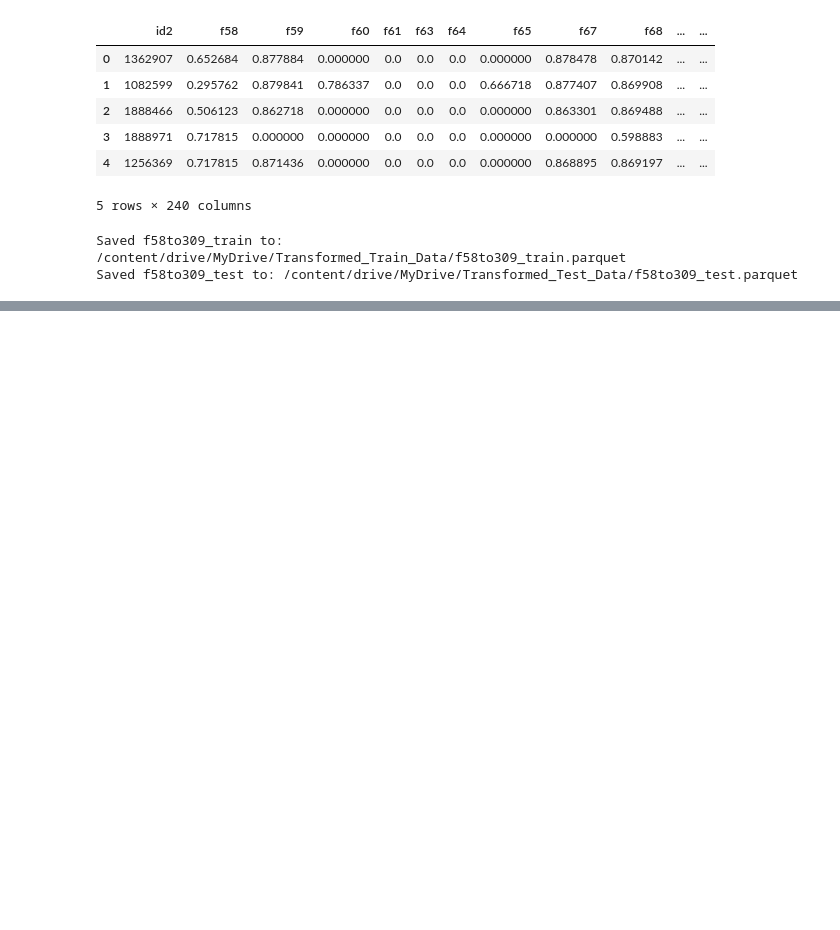
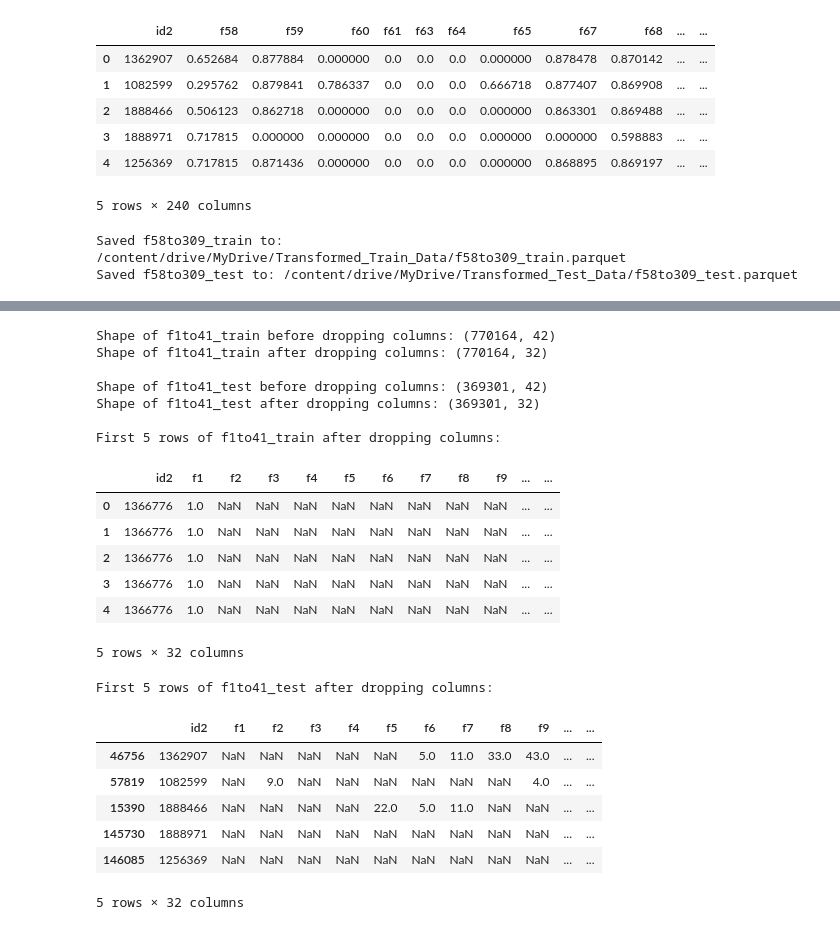
Before and after one commit to rishabh-0042/American_Express_Hackathon_25-2025, a Jupyter notebook: Feature_Engineering4.3.ipynb, the cells around one changed output, grey strips where cells are left out. Saved outputs shown, nothing was run; the diff lists cells and outputs as text; code cells hidden in the pictures; blank space fills up the shorter version.

```diff
--- a/Feature_Engineering4.3.ipynb
+++ b/Feature_Engineering4.3.ipynb
@@ -1068,0 +1100,24 @@ Saved f58to309_test to: /content/drive/MyDrive/Transformed_Test_Data/f58to309_te
+# %%
+# Convert columns to numeric, coercing errors
+for col in f1to41_train.columns:
+    f1to41_train[col] = pd.to_numeric(f1to41_train[col], errors='coerce')
+for col in f1to41_test.columns:
+    f1to41_test[col] = pd.to_numeric(f1to41_test[col], errors='coerce')
+
+print("Dataframes converted to numeric.")
+
+# Calculate and display null percentages
+print("\nPercentage of null values in f1to41_train:")
+display((f1to41_train.isnull().sum() / len(f1to41_train)) * 100)
+
+print("\nPercentage of null values in f1to41_test:")
+display((f1to41_test.isnull().sum() / len(f1to41_test)) * 100)
+
+# Display value range (Min and Max) in list format
+print("\nValue range (Min and Max) for f1to41_train:")
+for col in f1to41_train.columns:
+    print(f"{col}: Min = {f1to41_train[col].min()}, Max = {f1to41_train[col].max()}")
+
+print("\nValue range (Min and Max) for f1to41_test:")
+for col in f1to41_test.columns:
+    print(f"{col}: Min = {f1to41_test[col].min()}, Max = {f1to41_test[col].max()}")
@@ -1068,0 +1182,39 @@ Saved f58to309_test to: /content/drive/MyDrive/Transformed_Test_Data/f58to309_te
+# %%
+columns_to_drop = ['f14', 'f15', 'f16', 'f17', 'f19', 'f20', 'f21', 'f23', 'f24', 'f25']
+
+print("Shape of f1to41_train before dropping columns:", f1to41_train.shape)
+f1to41_train = f1to41_train.drop(columns=columns_to_drop, errors='ignore')
+print("Shape of f1to41_train after dropping columns:", f1to41_train.shape)
+
+print("\nShape of f1to41_test before dropping columns:", f1to41_test.shape)
+f1to41_test = f1to41_test.drop(columns=columns_to_drop, errors='ignore')
+print("Shape of f1to41_test after dropping columns:", f1to41_test.shape)
+
+print("\nFirst 5 rows of f1to41_train after dropping columns:")
+display(f1to41_train.head())
+
+print("\nFirst 5 rows of f1to41_test after dropping columns:")
+display(f1to41_test.head())
+# %% [output]
+Shape of f1to41_train before dropping columns: (770164, 42)
+Shape of f1to41_train after dropping columns: (770164, 32)
+
+Shape of f1to41_test before dropping columns: (369301, 42)
+Shape of f1to41_test after dropping columns: (369301, 32)
+
+First 5 rows of f1to41_train after dropping columns:
+|  | id2 | f1 | f2 | f3 | f4 | f5 | f6 | f7 | f8 | f9 | ... | ... |
+| 0 | 1366776 | 1.0 | NaN | NaN | NaN | NaN | NaN | NaN | NaN | NaN | ... | ... |
+| 1 | 1366776 | 1.0 | NaN | NaN | NaN | NaN | NaN | NaN | NaN | NaN | ... | ... |
+| 2 | 1366776 | 1.0 | NaN | NaN | NaN | NaN | NaN | NaN | NaN | NaN | ... | ... |
+| 3 | 1366776 | 1.0 | NaN | NaN | NaN | NaN | NaN | NaN | NaN | NaN | ... | ... |
+| 4 | 1366776 | 1.0 | NaN | NaN | NaN | NaN | NaN | NaN | NaN | NaN | ... | ... |
+5 rows × 32 columns
+First 5 rows of f1to41_test after dropping columns:
+|  | id2 | f1 | f2 | f3 | f4 | f5 | f6 | f7 | f8 | f9 | ... | ... |
+| 46756 | 1362907 | NaN | NaN | NaN | NaN | NaN | 5.0 | 11.0 | 33.0 | 43.0 | ... | ... |
+| 57819 | 1082599 | NaN | 9.0 | NaN | NaN | NaN | NaN | NaN | NaN | 4.0 | ... | ... |
+| 15390 | 1888466 | NaN | NaN | NaN | NaN | 22.0 | 5.0 | 11.0 | NaN | NaN | ... | ... |
+| 145730 | 1888971 | NaN | NaN | NaN | NaN | NaN | NaN | NaN | NaN | NaN | ... | ... |
+| 146085 | 1256369 | NaN | NaN | NaN | NaN | NaN | NaN | NaN | NaN | NaN | ... | ... |
+5 rows × 32 columns
```
Also changed, not shown: parts of 11 cells of this notebook.
